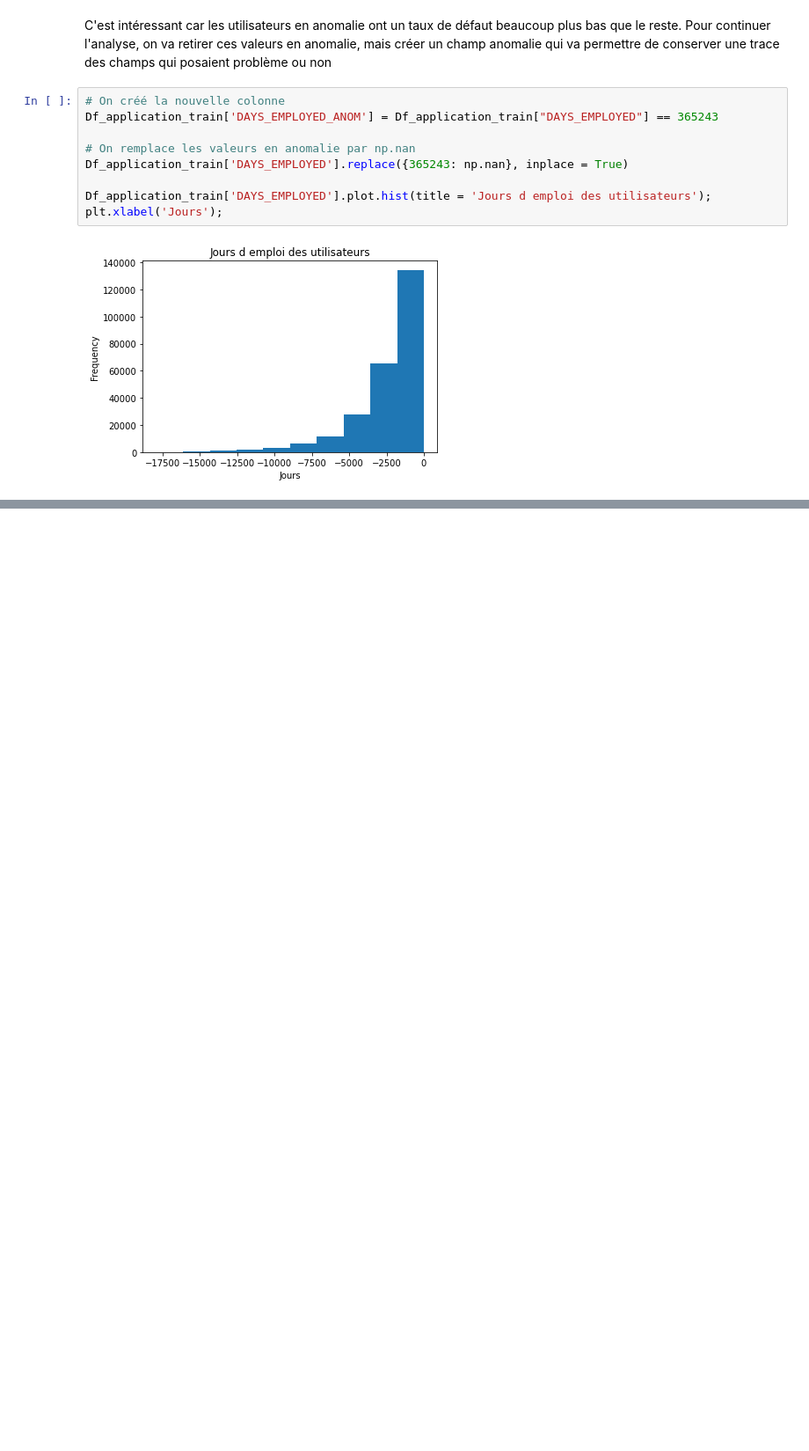
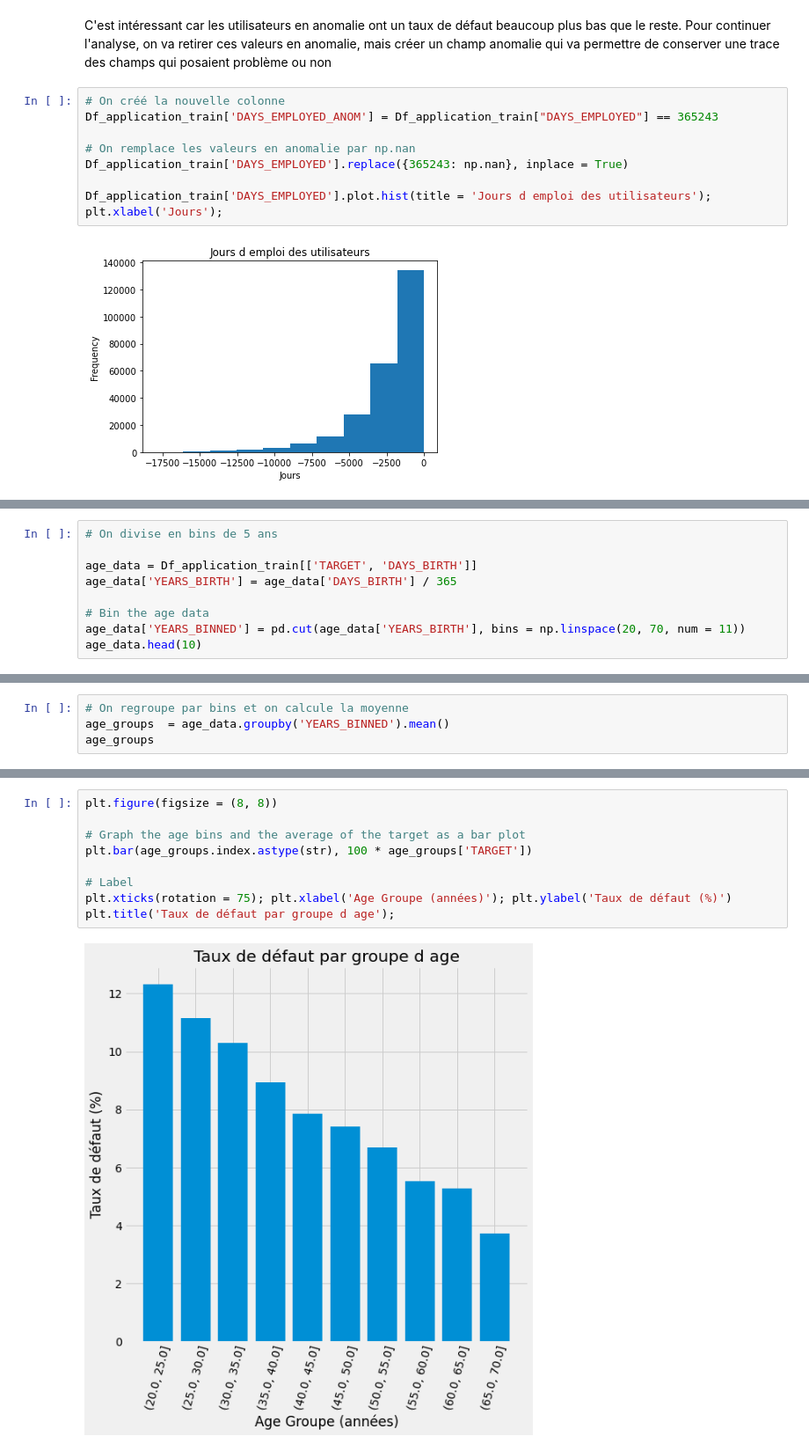
Before and after one commit to Xavier-F/Credit-scoring-model, a Jupyter notebook: Exploration.ipynb, the cells around one changed output, grey strips where cells are left out. Shown at 88% size. Drawn from its saved outputs; the diff is of its cells as text; blank space fills up the shorter version.

```diff
--- a/Exploration.ipynb
+++ b/Exploration.ipynb
@@ -377,0 +466,9 @@ Il y a 0 anomalies dans notre jeu de données sur 48744 enregistements
+# %%
+# On divise en bins de 5 ans
+
+age_data = Df_application_train[['TARGET', 'DAYS_BIRTH']]
+age_data['YEARS_BIRTH'] = age_data['DAYS_BIRTH'] / 365
+
+# Bin the age data
+age_data['YEARS_BINNED'] = pd.cut(age_data['YEARS_BIRTH'], bins = np.linspace(20, 70, num = 11))
+age_data.head(10)
@@ -377,0 +497,4 @@ Il y a 0 anomalies dans notre jeu de données sur 48744 enregistements
+# %%
+# On regroupe par bins et on calcule la moyenne
+age_groups  = age_data.groupby('YEARS_BINNED').mean()
+age_groups
@@ -377,0 +514,11 @@ Il y a 0 anomalies dans notre jeu de données sur 48744 enregistements
+# %%
+plt.figure(figsize = (8, 8))
+
+# Graph the age bins and the average of the target as a bar plot
+plt.bar(age_groups.index.astype(str), 100 * age_groups['TARGET'])
+
+# Label
+plt.xticks(rotation = 75); plt.xlabel('Age Groupe (années)'); plt.ylabel('Taux de défaut (%)')
+plt.title('Taux de défaut par groupe d age');
+# %% [output]
+[figure, added]
```
Also changed, not shown: parts of 20 cells of this notebook.
